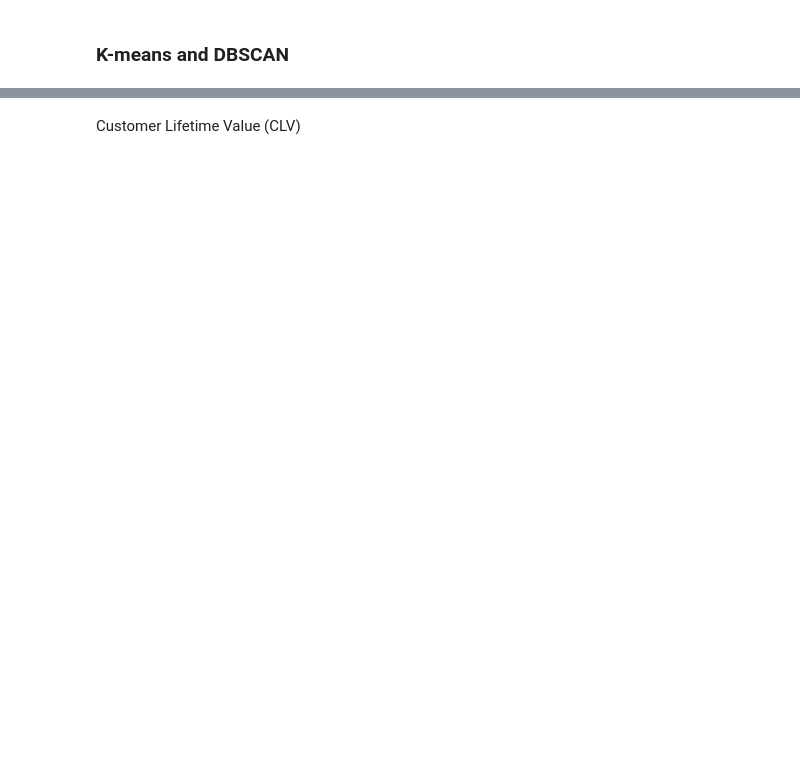
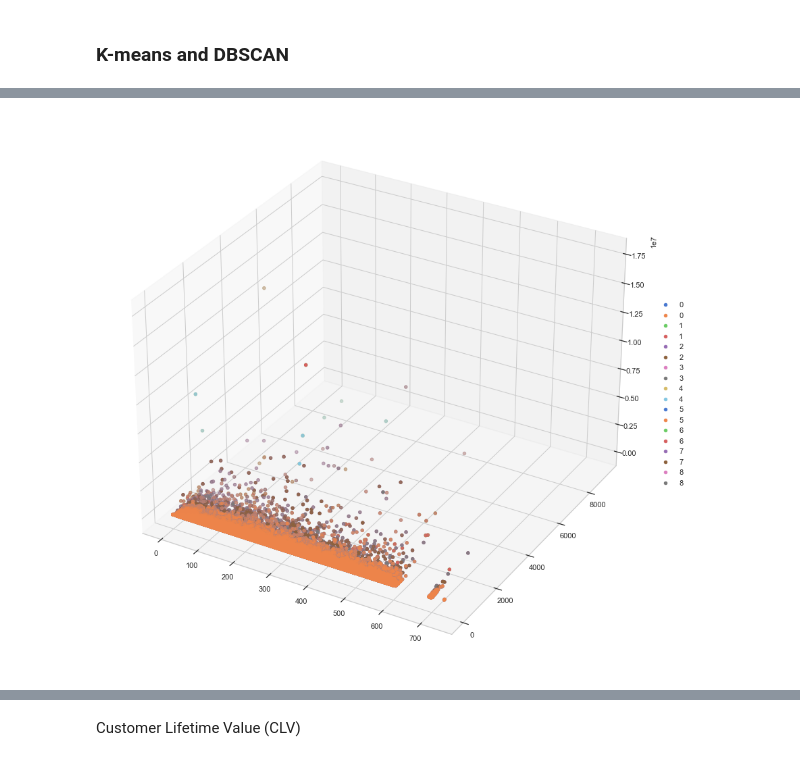
Before and after one commit to JamesLi197412/eCommerce_analysis, a Jupyter notebook: customer_segment.ipynb, the cells around one changed output, grey strips where cells are left out. Saved outputs shown, nothing was run; the diff lists cells and outputs as text; code cells hidden in the pictures; blank space fills up the shorter version.

```diff
--- a/customer_segment.ipynb
+++ b/customer_segment.ipynb
@@ -61,0 +223,19 @@ def customer_rfm(df):
+# %%
+#building 5 clusters for recency and adding it to dataframe
+kmeans = KMeans(n_clusters=6)
+kmeans.fit(df_kmeans)
+
+fig = plt.figure(figsize=(30, 15))
+ax = fig.add_subplot(projection='3d')
+for grp_name, grp_idx in df_kmeans.groupby('clusters').groups.items():
+    y = df_kmeans.iloc[grp_idx, 1]
+    x = df_kmeans.iloc[grp_idx, 0]
+    z = df_kmeans.iloc[grp_idx, 2]
+    ax.scatter(x, y, z, label=grp_name)  # this way you can control color/marker/size of each group freely
+    ax.scatter(*df_kmeans.iloc[grp_idx, [0, 1, 2]].T.values,
+               label=grp_name)  # if you want to do everything in one line, lol
+
+ax.legend(bbox_to_anchor=(1, 0.5), loc='center left', frameon=False)
+plt.show()
+# %% [output]
+[figure, added]
```
Also changed, not shown: parts of 19 cells of this notebook.
